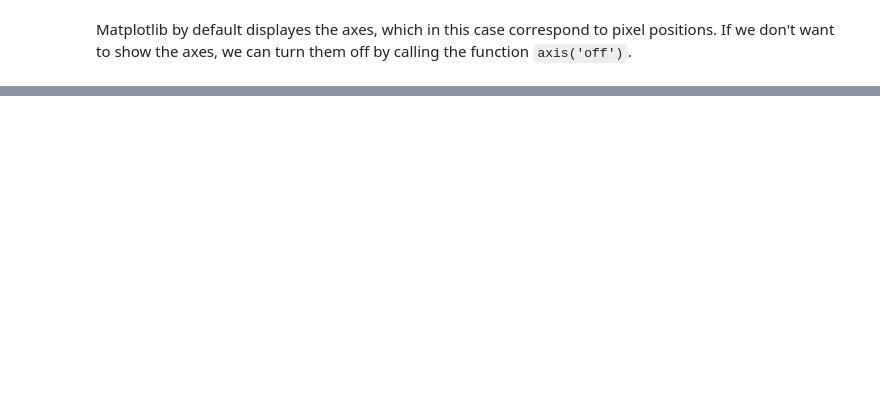
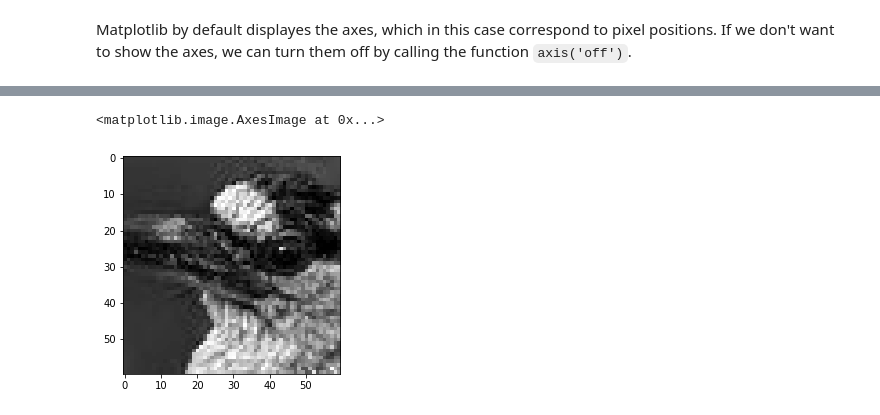
Before and after one commit to team-vmetsis/block8, a Jupyter notebook: 01-elementary_image_operations.ipynb, the cells around one changed output, grey strips where cells are left out. Saved outputs shown, nothing was run; the diff lists cells and outputs as text; code cells hidden in the pictures; blank space fills up the shorter version.

```diff
--- a/01-elementary_image_operations.ipynb
+++ b/01-elementary_image_operations.ipynb
@@ -38,0 +83,7 @@ plt.show()
+# %%
+patch = g[120:180, 320:380]
+# %%
+plt.imshow(patch, 'gray')
+# %% [output]
+<matplotlib.image.AxesImage at 0x...>
+[figure, added]
```
Also changed, not shown: parts of 17 cells of this notebook.
